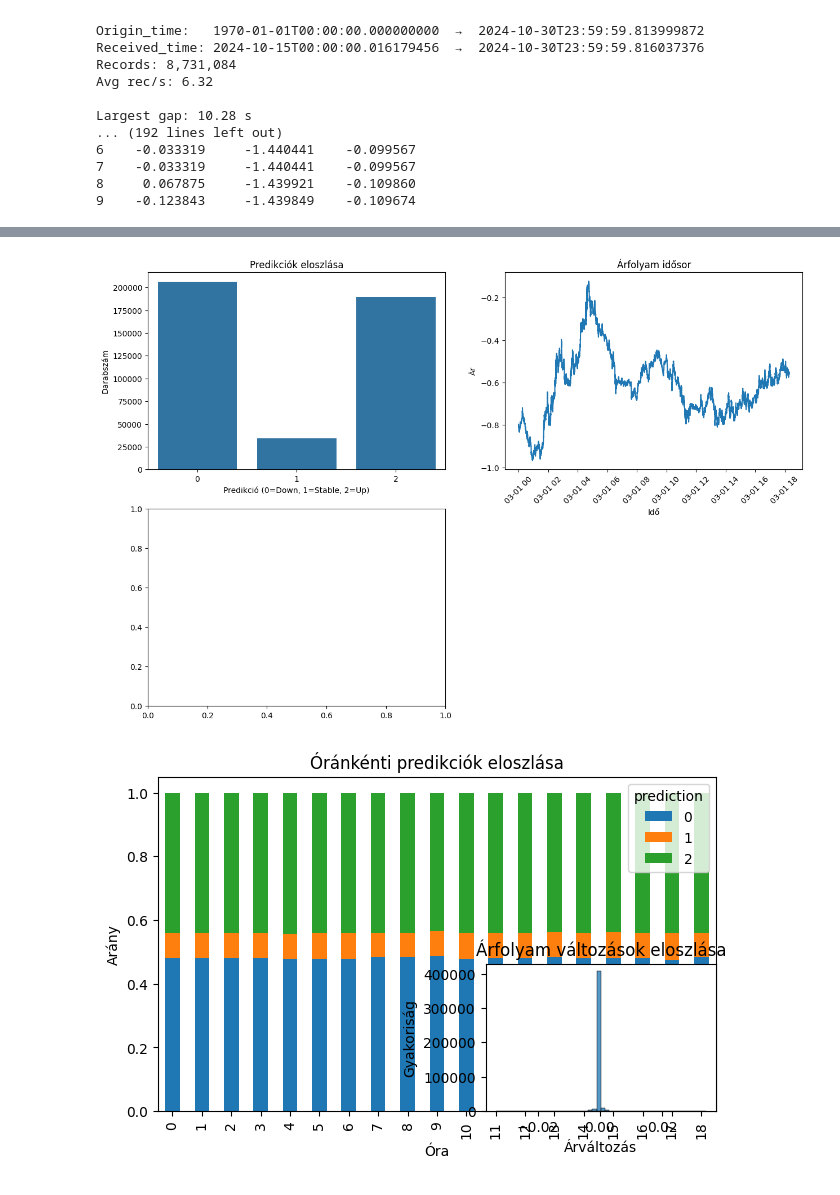
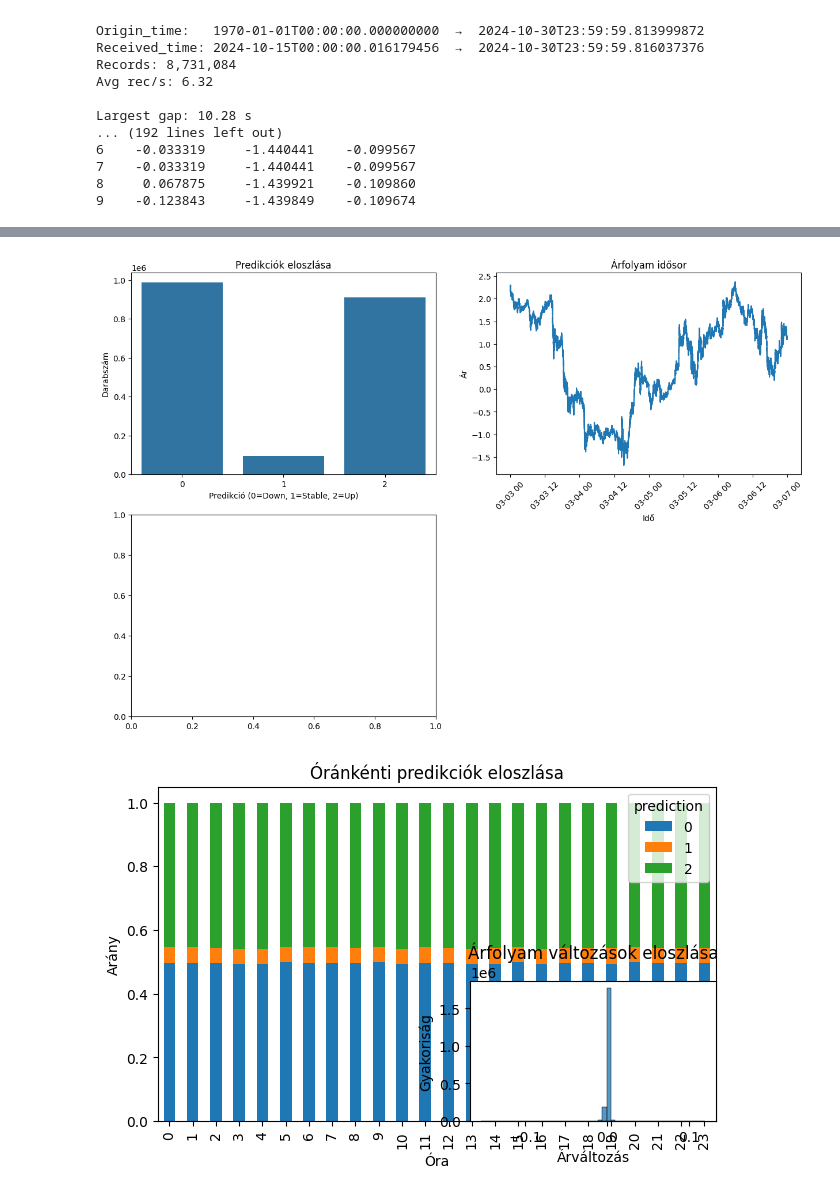
Before and after one commit to laszloandr/szakdolgozat-high-freq-btc-prediction, a Jupyter notebook: preprocessing_data_quality_check.ipynb, the cells around one changed output, grey strips where cells are left out. Drawn from its saved outputs; the diff is of its cells as text; code cells hidden in the pictures.

```diff
--- a/preprocessing_data_quality_check.ipynb
+++ b/preprocessing_data_quality_check.ipynb
@@ -454,6 +454,6 @@ def analyze_predictions_file(file_path):
     return df
 
 if __name__ == "__main__":
-    prediction_file = "./results/deeplob/predictions_deeplob_single_parallel_f1_0_20250301_20250310.parquet"
+    prediction_file = "./results/deeplob/predictions_deeplob_single_parallel_f1_0_20250303_20250307.parquet"
     df = analyze_predictions_file(prediction_file)
 # %% [output]
@@ -477,2 +477,2 @@ Vizualizációk mentve: ./szakdolgozat-high-freq-btc-prediction/results/analysis
-[figure, old version]
+[figure, new version]
-[figure, old version]
+[figure, new version]
```
Also changed, not shown: parts of 1 cell of this notebook, 3 other files.
